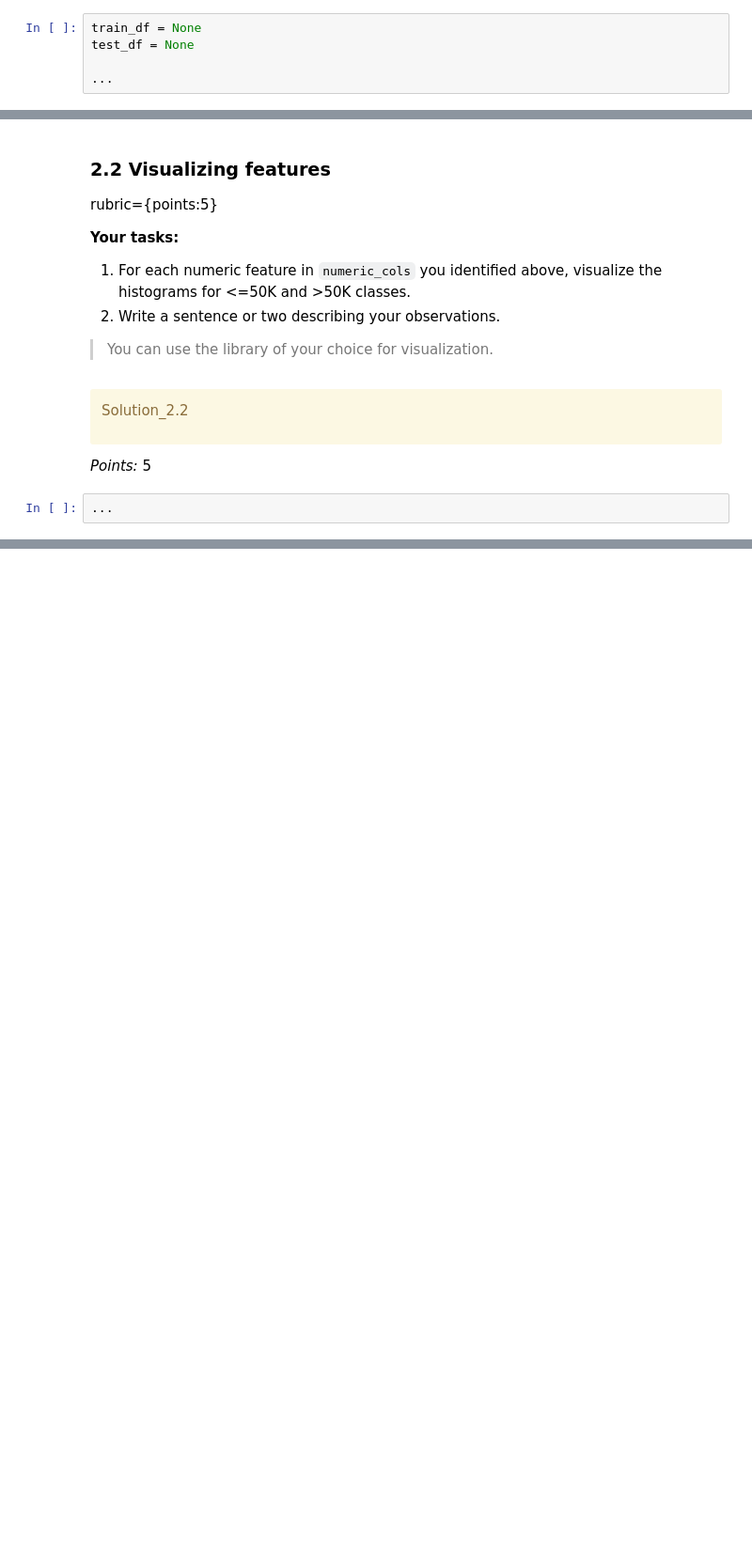
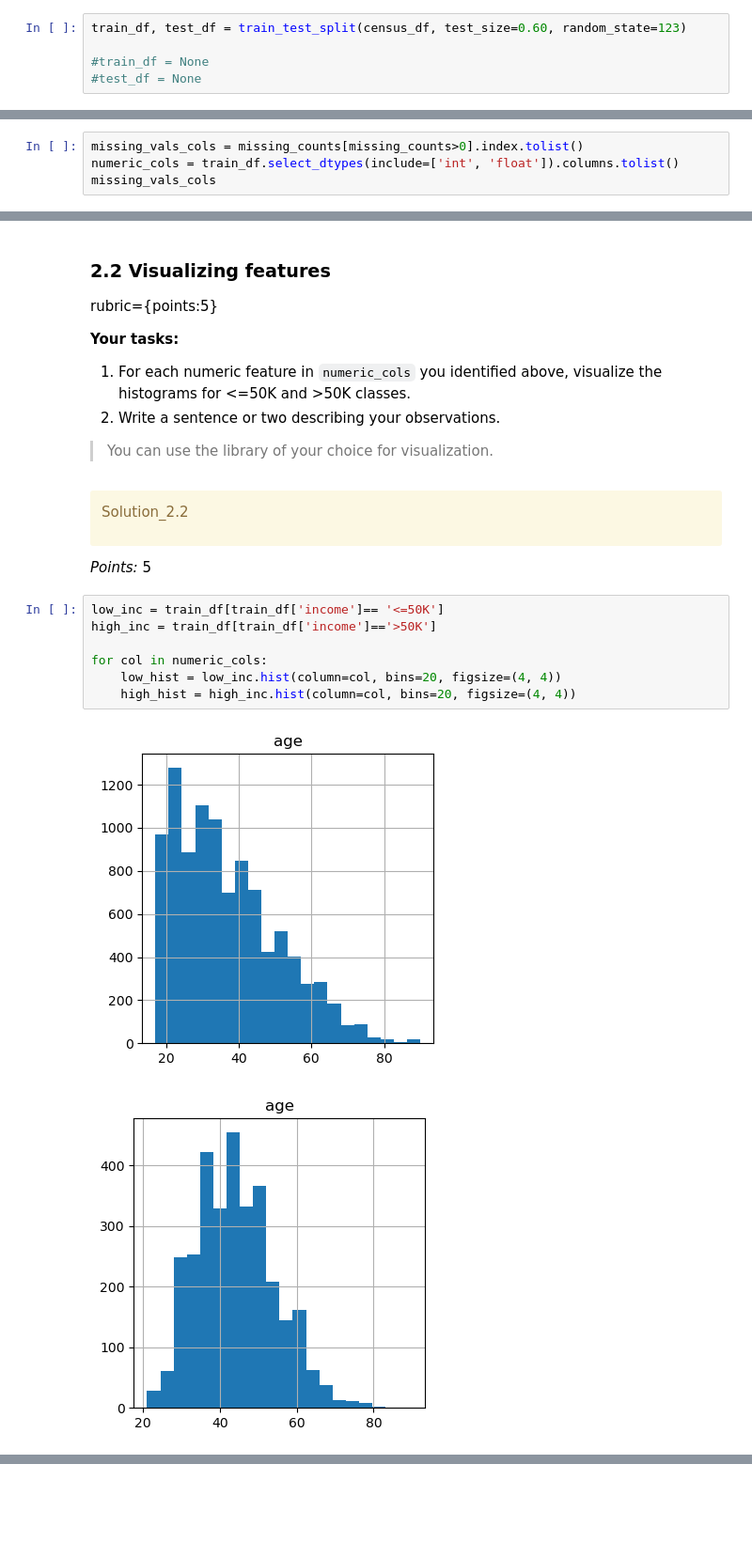
Before and after one commit to sillyyilly/cpsc330work, a Jupyter notebook: hw/hw3/hw3.ipynb, the cells around one changed output, grey strips where cells are left out. Shown at 94% size. Saved outputs shown, nothing was run; the diff lists cells and outputs as text; blank space fills up the shorter version.

```diff
--- a/hw/hw3/hw3.ipynb
+++ b/hw/hw3/hw3.ipynb
@@ -94,7 +112,7 @@ Solution_1.1
 
 _Points:_ 2
 # %%
-train_df = None
-test_df = None
+train_df, test_df = train_test_split(census_df, test_size=0.60, random_state=123)
 
-...
+#train_df = None
+#test_df = None
@@ -163,0 +232,4 @@ numeric_cols = None
+# %%
+missing_vals_cols = missing_counts[missing_counts>0].index.tolist()
+numeric_cols = train_df.select_dtypes(include=['int', 'float']).columns.tolist()
+missing_vals_cols
@@ -189,5 +265,13 @@ Solution_2.2
 </div>
 
 _Points:_ 5
-# %%
-...
+# %%
+low_inc = train_df[train_df['income']== '<=50K']
+high_inc = train_df[train_df['income']=='>50K']
+
+for col in numeric_cols:
+    low_hist = low_inc.hist(column=col, bins=20, figsize=(4, 4))
+    high_hist = high_inc.hist(column=col, bins=20, figsize=(4, 4))
+# %% [output]
+[figure, added]
+[figure, added]
```
Also changed, not shown: parts of 24 cells of this notebook, 3 other files.
